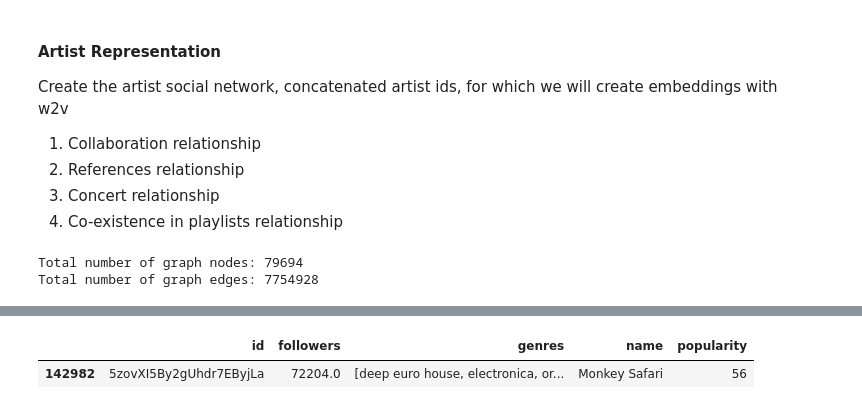
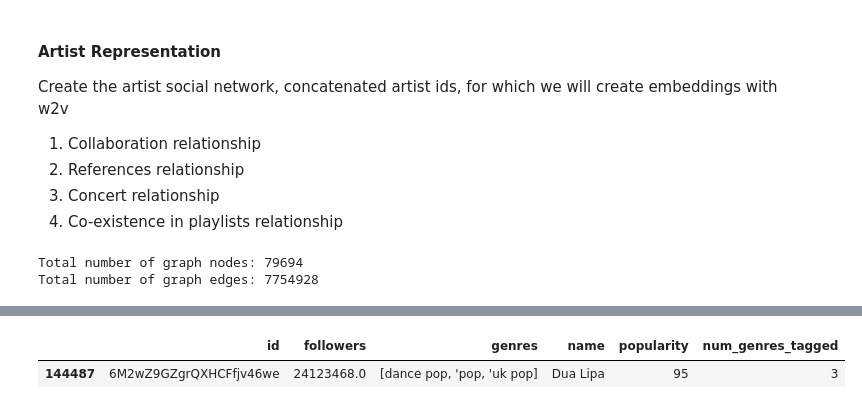
Before and after one commit to taslanidis/Music-Recommender, a Jupyter notebook: analyses/artist_embeddings.ipynb, the cells around one changed output, grey strips where cells are left out. Saved outputs shown, nothing was run; the diff lists cells and outputs as text; code cells hidden in the pictures.

```diff
--- a/analyses/artist_embeddings.ipynb
+++ b/analyses/artist_embeddings.ipynb
@@ -21,9 +21,16 @@ df_db_tracks.head(2)
 |  | id | name | popularity | duration_ms | explicit | artists | id_artists | release_date | danceability | ... |
 | 0 | 35iwgR4jXetI318WEWsa1Q | Carve | 6 | 126903 | 0 | ['Uli'] | [45tIt06XoI0Iio4LBEVpls] | 1922-02-22 | 0.645 | ... |
 | 1 | 021ht4sdgPcrDgSk7JTbKY | Capítulo 2.16 - Banquero Anarquista | 0 | 98200 | 0 | ['Fernando Pessoa'] | [14jtPCOoNZwquk5wd9DxrY] | 1922-06-01 | 0.695 | ... |
+# %%
+def convert_string_to_list(x: str) -> List:
+    l = list(x[1:-1].strip().split(','))
+    if "" in l: l.remove("")
+    return [
+        item.strip("'") for item in l
+    ]
 # %%
 df_db_artists = pd.read_csv('../dataset/artists.csv')
-df_db_artists['genres'] = df_db_artists['genres'].apply(lambda x: x[1:-1].strip().replace("'", "").split(','))
+df_db_artists['genres'] = df_db_artists['genres'].apply(lambda x: convert_string_to_list(x))
 df_db_artists.tail(2)
 # %% [output]
 |  | id | followers | genres | name | popularity |
@@ -173,5 +182,7 @@ for s in mdl.wv.most_similar(input_node, topn = 10):
+# %%
+df_db_artists['num_genres_tagged'] = df_db_artists['genres'].apply(lambda x: len(x))
 # %%
-df_db_artists[df_db_artists['name']=='Monkey Safari']
+df_db_artists[df_db_artists['name']=='Dua Lipa']
 # %% [output]
-|  | id | followers | genres | name | popularity |
-| 142982 | 5zovXI5By2gUhdr7EByjLa | 72204.0 | [deep euro house, electronica, or... | Monkey Safari | 56 |
+|  | id | followers | genres | name | popularity | num_genres_tagged |
+| 144487 | 6M2wZ9GZgrQXHCFfjv46we | 24123468.0 | [dance pop, 'pop, 'uk pop] | Dua Lipa | 95 | 3 |
```
Also changed, not shown: parts of 26 cells of this notebook, 10 other files.
